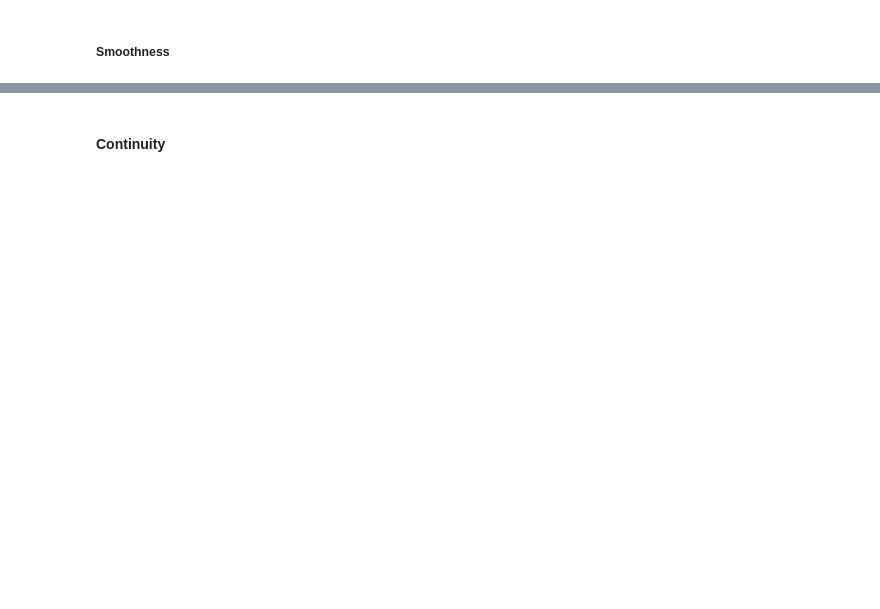
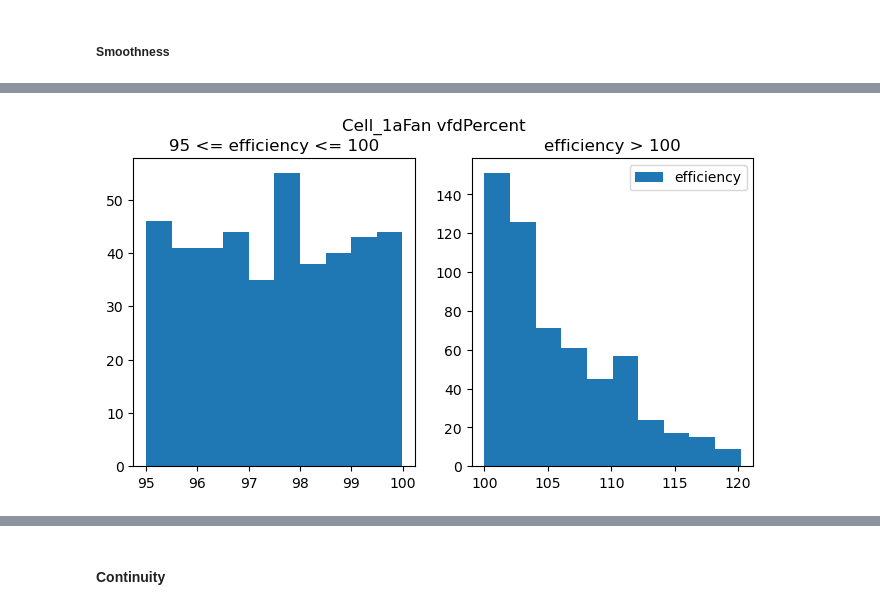
Before and after one commit to MACS-Research-Lab/Transfer-Learning-for-BES-Energy-Forecasting, a Jupyter notebook: analysis.ipynb, the cells around one changed output, grey strips where cells are left out. Saved outputs shown, nothing was run; the diff lists cells and outputs as text; code cells hidden in the pictures; blank space fills up the shorter version.

```diff
--- a/analysis.ipynb
+++ b/analysis.ipynb
@@ -231,0 +239,19 @@ Efficiency is unimodal.
+# %%
+df_efficOver100 = df[df["efficiency"] > 100]
+df_effic95_to_100 = df[(df["efficiency"] <= 100) & (df["efficiency"] >= 95)]
+# %%
+fig, (ax1, ax2) = plt.subplots(1, 2)
+fig.set_size_inches((8,4))
+
+ax1.hist(df_effic95_to_100['efficiency'], bins=10, label='efficiency')
+ax2.hist(df_efficOver100['efficiency'], bins=10, label='efficiency')
+
+fig.suptitle('Cell_1aFan vfdPercent')
+
+ax1.set_title('95 <= efficiency <= 100')
+ax2.set_title('efficiency > 100')
+
+plt.legend()
+plt.show()
+# %% [output]
+[figure, added]
```
Also changed, not shown: parts of 43 cells of this notebook, 2 other files.
